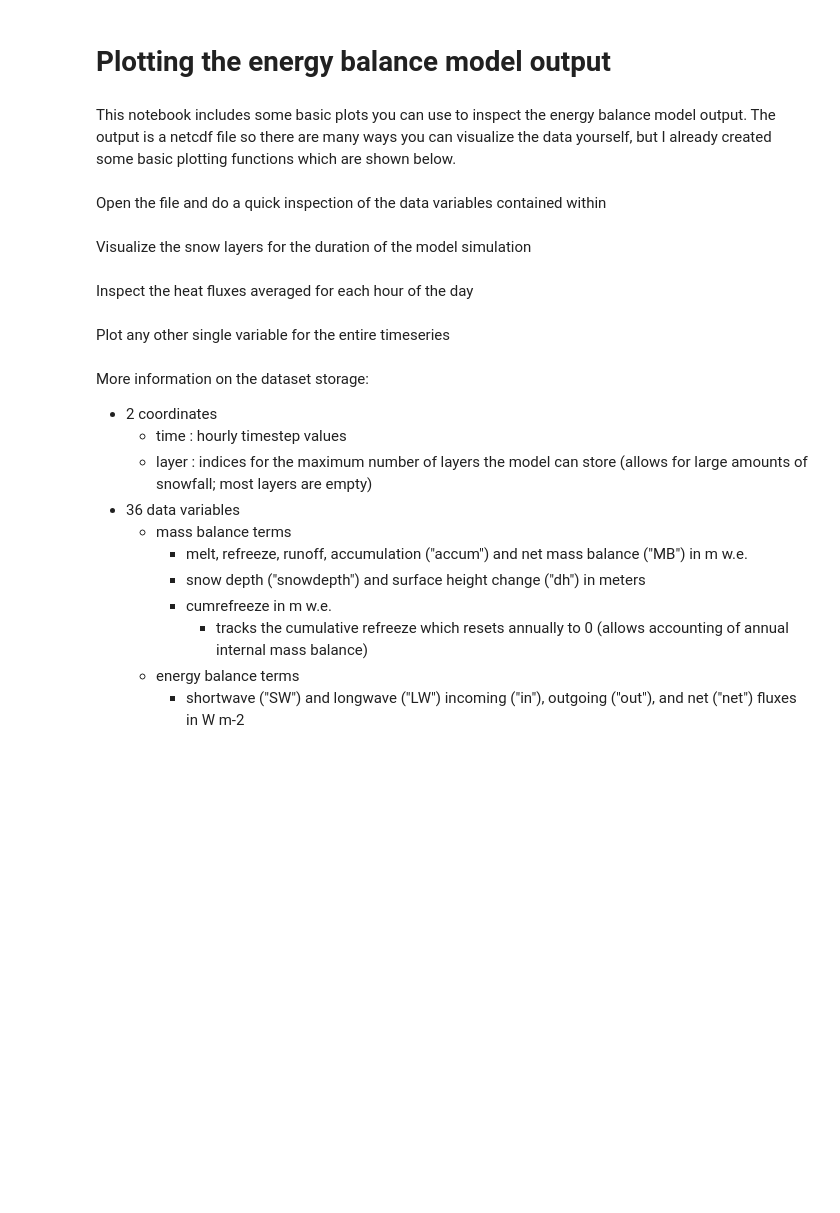
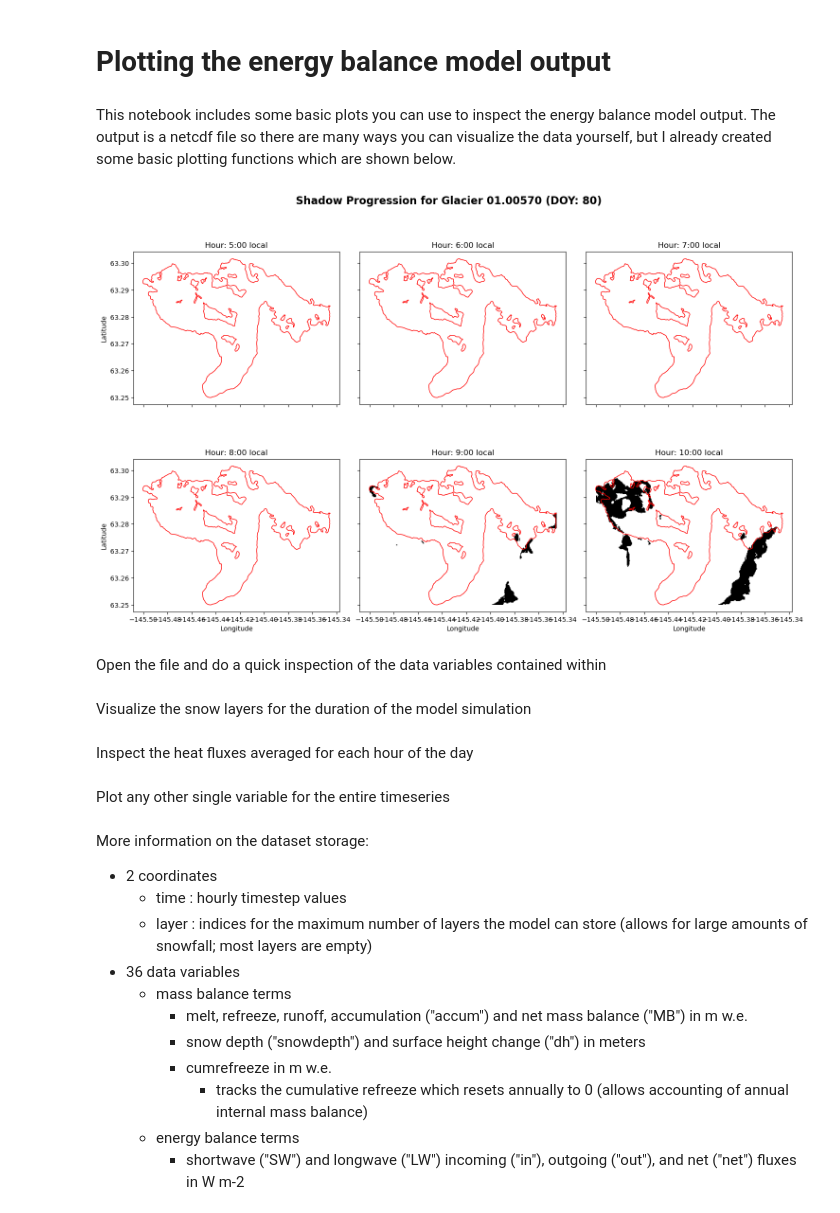
Before and after one commit to clairevwilson/PEBSI, a Jupyter notebook: visualize_output.ipynb, the cells around one changed output. Cells and saved outputs as stored; diff of their text form; code cells hidden in the pictures; blank space fills up the shorter version.

```diff
--- a/visualize_output.ipynb
+++ b/visualize_output.ipynb
@@ -2,6 +2,103 @@
 # Plotting the energy balance model output
 # %% [markdown]
 This notebook includes some basic plots you can use to inspect the energy balance model output. The output is a netcdf file so there are many ways you can visualize the data yourself, but I already created some basic plotting functions which are shown below.
+# %%
+import os
+import matplotlib.pyplot as plt
+import numpy as np
+import xarray as xr
+import geopandas as gpd
+
+# --- CONFIGURATION ---
+output_fp = "/home/claire/Local/data/shading/"  # Update to your output directory
+glacier_id = "01.00570"  # Replace with your actual glacier ID
+day_of_year = 80  # Summer Solstice (approx June 21st)
+
+# 1. Load the cropped glacier shadow file
+file_path = os.path.join(output_fp, f"{glacier_id}_shadows.nc")
+if not os.path.exists(file_path):
+    raise FileNotFoundError(f"Could not find shadow file: {file_path}")
+
+ds = xr.open_dataset(file_path)
+
+# 2. Filter the dataset to the requested Day of Year (DOY)
+# This extracts all 24 hourly steps for that specific calendar day
+local_times = ds.time.values - np.timedelta64(8, "h")
+ds = ds.assign_coords(time=local_times)
+
+glacier_day = ds.sel(time=ds.time.dt.dayofyear == day_of_year)
+
+if len(glacier_day.time) == 0:
+    raise ValueError(
+        f"No time steps found for day of year {day_of_year} in this file."
+    )
+
+# 3. Pick a few hourly timestamps throughout the day to visualize
+# We'll pick 6 AM, 9 AM, 12 PM, 3 PM, 6 PM, and 9 PM
+target_local_hours = [5, 6, 7, 8, 9, 10]
+
+fig, axes = plt.subplots(2, 3, figsize=(15, 10), sharex=True, sharey=True)
+axes = axes.flatten()
+
+gdf = gpd.read_file('/home/claire/Local/RGI/rgi60/01_rgi60_Alaska/01_rgi60_Alaska.shp')
+gdf = gdf.loc[gdf['RGIId'] == 'RGI60-'+glacier_id]
+
+for i, hour in enumerate(target_local_hours):
+    ax = axes[i]
+
+    # Select the specific hour slice
+    hourly_data = glacier_day.sel(time=glacier_day.time.dt.hour == hour)
+
+    if len(hourly_data.time) > 0:
+        # Pull out the 2D spatial grid (squeeze drops the singleton time dimension)
+        shadow_grid = hourly_data["shadow_mask"].values.squeeze()
+
+        # Plot the binary shadow map
+        # cmap='gray' sets Sun = White (1) and Shadow = Black (0)
+        im = ax.imshow(
+            shadow_grid,
+            cmap="Grays",
+            extent=[
+                ds.x.min().item(),
+                ds.x.max().item(),
+                ds.y.min().item(),
+                ds.y.max().item(),
+            ],
+            origin="upper",
+        )
+
+        ax.set_title(f"Hour: {hour}:00 local")
+    else:
+        ax.text(
+            0.5,
+            0.5,
+            "No Data",
+            ha="center",
+            va="center",
+            transform=ax.transAxes,
+        )
+        ax.set_title(f"Hour: {hour}:00 local")
+
+    # Add axis labels to the edges of the grid plot
+    if i >= 3:
+        ax.set_xlabel("Longitude")
+    if i % 3 == 0:
+        ax.set_ylabel("Latitude")
+
+    gdf.boundary.plot(ax=ax, edgecolor='red', linewidth=1)
+
+plt.suptitle(
+    f"Shadow Progression for Glacier {glacier_id} (DOY: {day_of_year})",
+    fontsize=16,
+    weight="bold",
+)
+plt.tight_layout()
+plt.show()
+
+# Clean up file pointer
+ds.close()
+# %% [output]
+[figure, added]
 # %%
 %load_ext autoreload
 %autoreload 2
```
Also changed, not shown: 13 other files.
